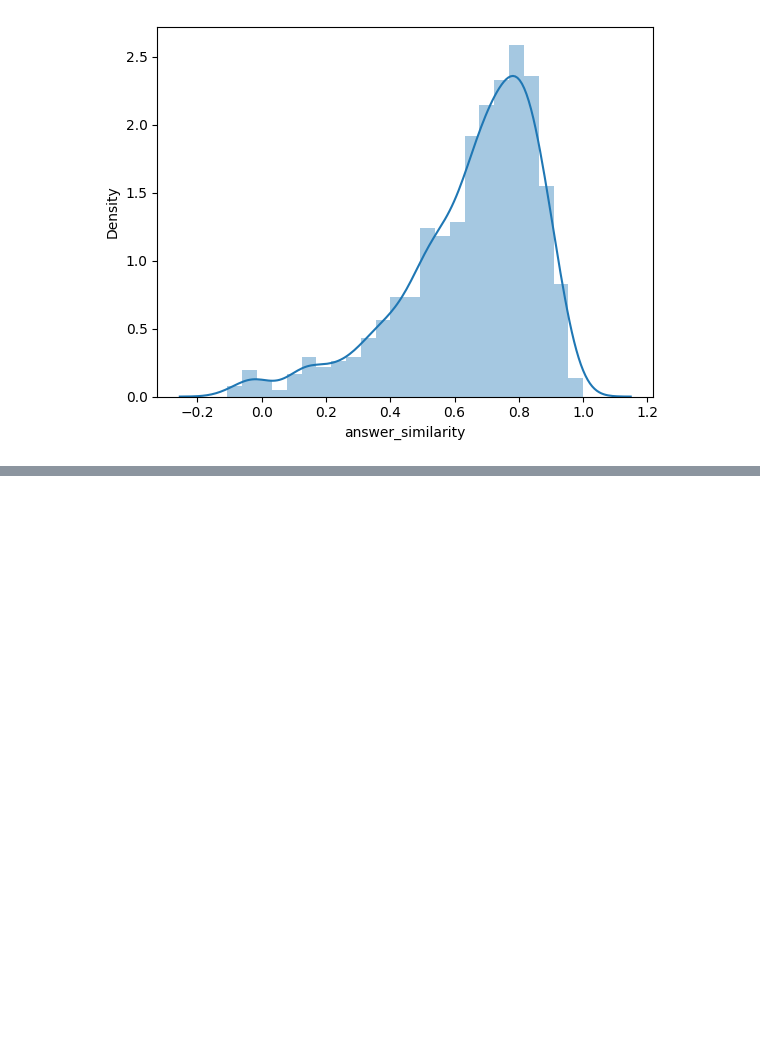
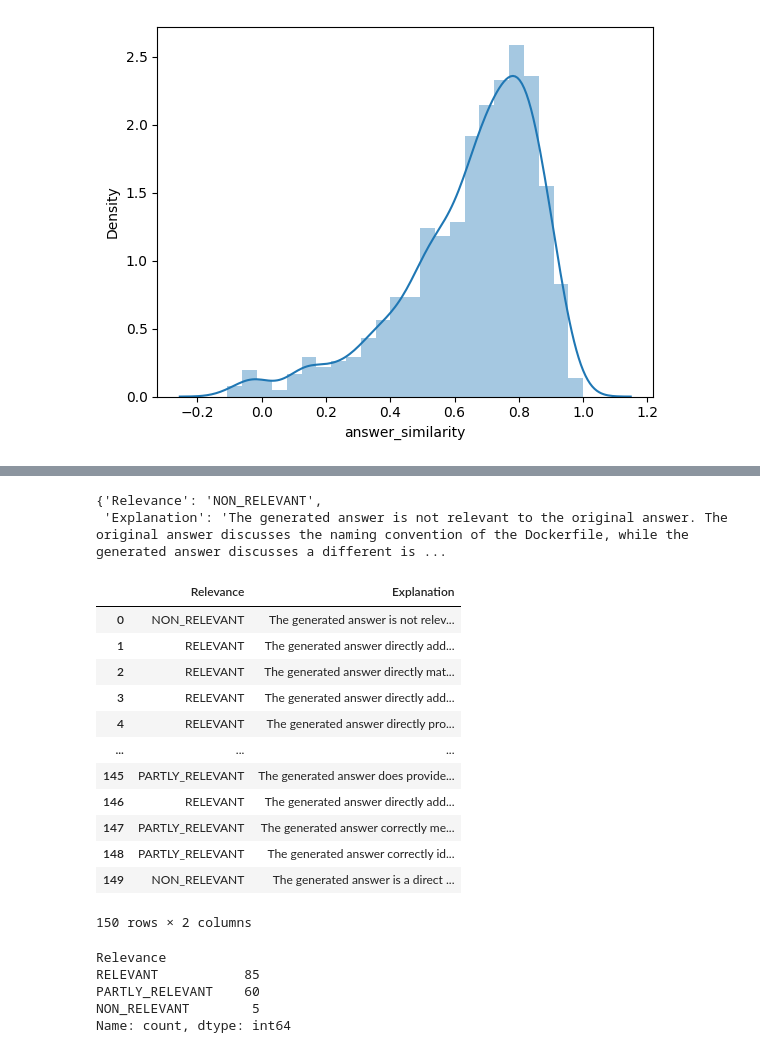
Before and after one commit to programmer-ke/faq-rag, a Jupyter notebook: offline_rag_eval.ipynb, the cells around one changed output, grey strips where cells are left out. Saved outputs shown, nothing was run; the diff lists cells and outputs as text; code cells hidden in the pictures; blank space fills up the shorter version.

Commit message:
offline rag evaluation with LLM as judge

```diff
--- a/offline_rag_eval.ipynb
+++ b/offline_rag_eval.ipynb
@@ -417,0 +535,5 @@ https://gist.github.com/mwaskom/de44147ed2974457ad6372750bbe5751
+# %%
+json.loads(answer)
+# %% [output]
+{'Relevance': 'NON_RELEVANT',
+ 'Explanation': 'The generated answer is not relevant to the original answer. The original answer discusses the naming convention of the Dockerfile, while the generated answer discusses a different is ...
@@ -417,0 +543,42 @@ https://gist.github.com/mwaskom/de44147ed2974457ad6372750bbe5751
+# %%
+answers = []
+# %%
+for sample in tqdm(samples):
+    prompt = prompt1_template.format(**sample)
+    answer = None
+    while not answer:
+        try:
+            answer = llm(prompt, open_nemo_model)
+        except openai.RateLimitError:
+            time.sleep(30)
+    answers.append(answer)
+    time.sleep(1.2)
+# %%
+evaluations = []
+for i, ans in enumerate(answers):
+    evaluations.append(json.loads(ans))
+# %%
+df_evaluations = pd.DataFrame(evaluations)
+df_evaluations
+# %% [output]
+|  | Relevance | Explanation |
+| 0 | NON_RELEVANT | The generated answer is not relev... |
+| 1 | RELEVANT | The generated answer directly add... |
+| 2 | RELEVANT | The generated answer directly mat... |
+| 3 | RELEVANT | The generated answer directly add... |
+| 4 | RELEVANT | The generated answer directly pro... |
+| ... | ... | ... |
+| 145 | PARTLY_RELEVANT | The generated answer does provide... |
+| 146 | RELEVANT | The generated answer directly add... |
+| 147 | PARTLY_RELEVANT | The generated answer correctly me... |
+| 148 | PARTLY_RELEVANT | The generated answer correctly id... |
+| 149 | NON_RELEVANT | The generated answer is a direct ... |
+150 rows × 2 columns
+# %%
+df_evaluations.Relevance.value_counts()
+# %% [output]
+Relevance
+RELEVANT           85
+PARTLY_RELEVANT    60
+NON_RELEVANT        5
+Name: count, dtype: int64
```
Also changed, not shown: parts of 31 cells of this notebook.
